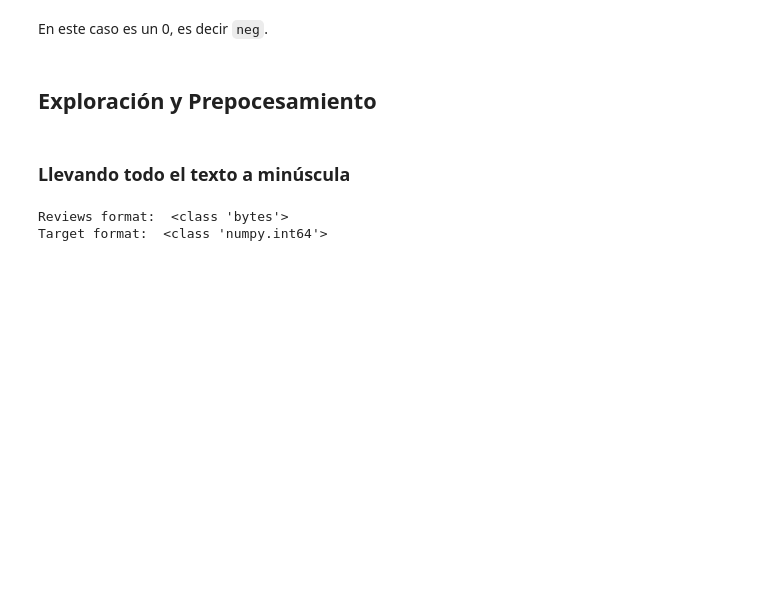
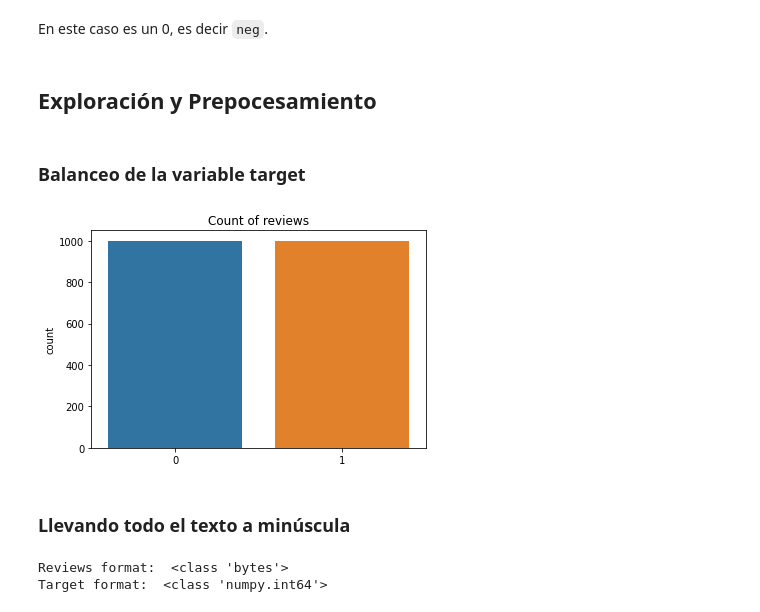
Before and after one commit to UribeAlejandro/Acamica_Curso_DS, a Jupyter notebook: NLP.ipynb, the cells around one changed output. Cells and saved outputs as stored; diff of their text form; code cells hidden in the pictures; blank space fills up the shorter version.

```diff
--- a/NLP.ipynb
+++ b/NLP.ipynb
@@ -62,6 +60,14 @@ movie_reviews.target[0]
 En este caso es un 0, es decir `neg`.
 # %% [markdown]
 ## Exploración y Prepocesamiento
+# %% [markdown]
+### Balanceo de la variable target
+# %%
+sns.countplot(movie_reviews.target)
+plt.title('Count of reviews')
+plt.show()
+# %% [output]
+[figure, added]
 # %% [markdown]
 ### Llevando todo el texto a minúscula
 # %%
```
Also changed, not shown: parts of 12 cells of this notebook.
